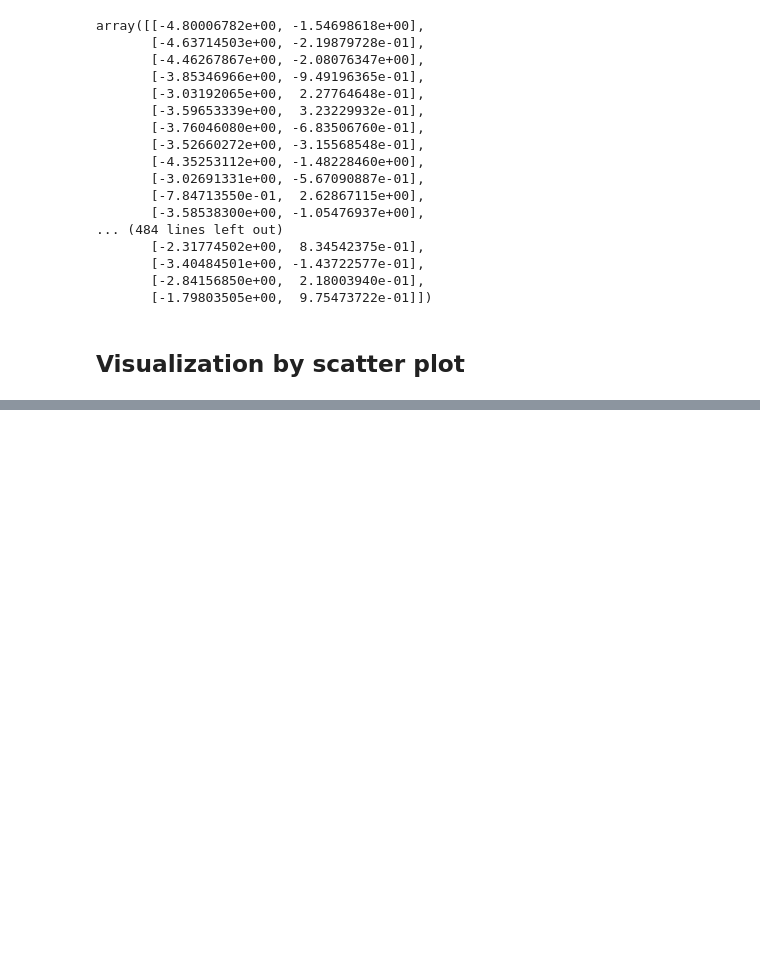
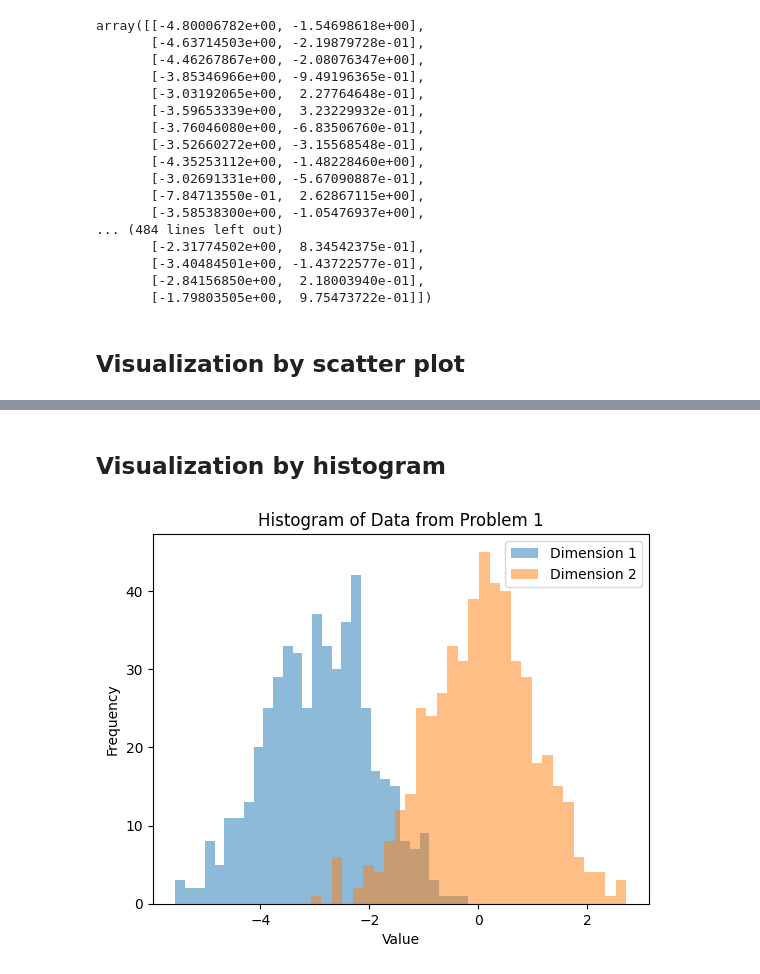
Before and after one commit to topister/machine-learning, a Jupyter notebook: Creating dummy data/file.ipynb, the cells around one changed output, grey strips where cells are left out. Saved outputs shown, nothing was run; the diff lists cells and outputs as text; code cells hidden in the pictures; blank space fills up the shorter version.

```diff
--- a/Creating dummy data/file.ipynb
+++ b/Creating dummy data/file.ipynb
@@ -30,0 +41,23 @@ array([[-4.80006782e+00, -1.54698618e+00],
+# %% [markdown]
+## Visualization by histogram
+# %%
+# Plot histogram for dimension 1
+plt.hist(data_1[:, 0], bins=30, alpha=0.5, label='Dimension 1')
+
+# Plot histogram for dimension 2
+plt.hist(data_1[:, 1], bins=30, alpha=0.5, label='Dimension 2')
+
+# Set title
+plt.title('Histogram of Data from Problem 1')
+
+# Set labels for x and y axes
+plt.xlabel('Value')
+plt.ylabel('Frequency')
+
+# Display legend
+plt.legend()
+
+# Show the plot
+plt.show()
+# %% [output]
+[figure, added]
```
Also changed, not shown: parts of 8 cells of this notebook.
